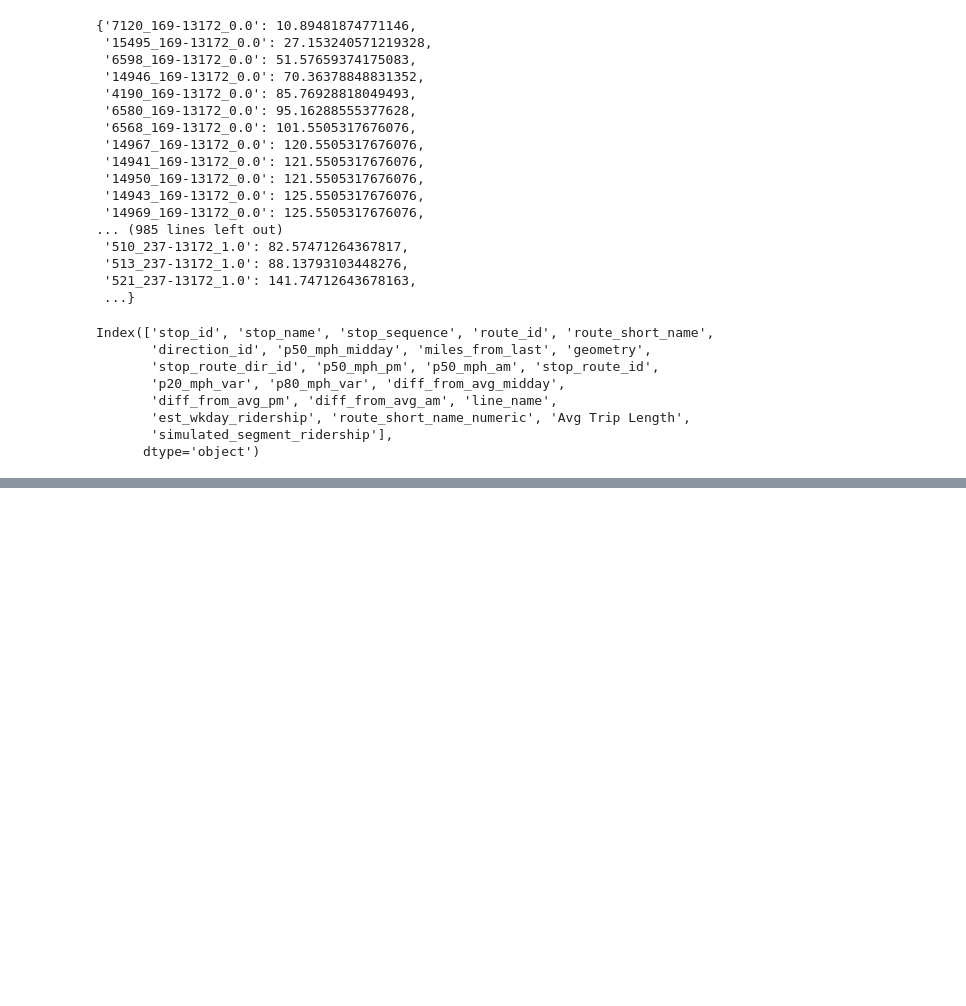
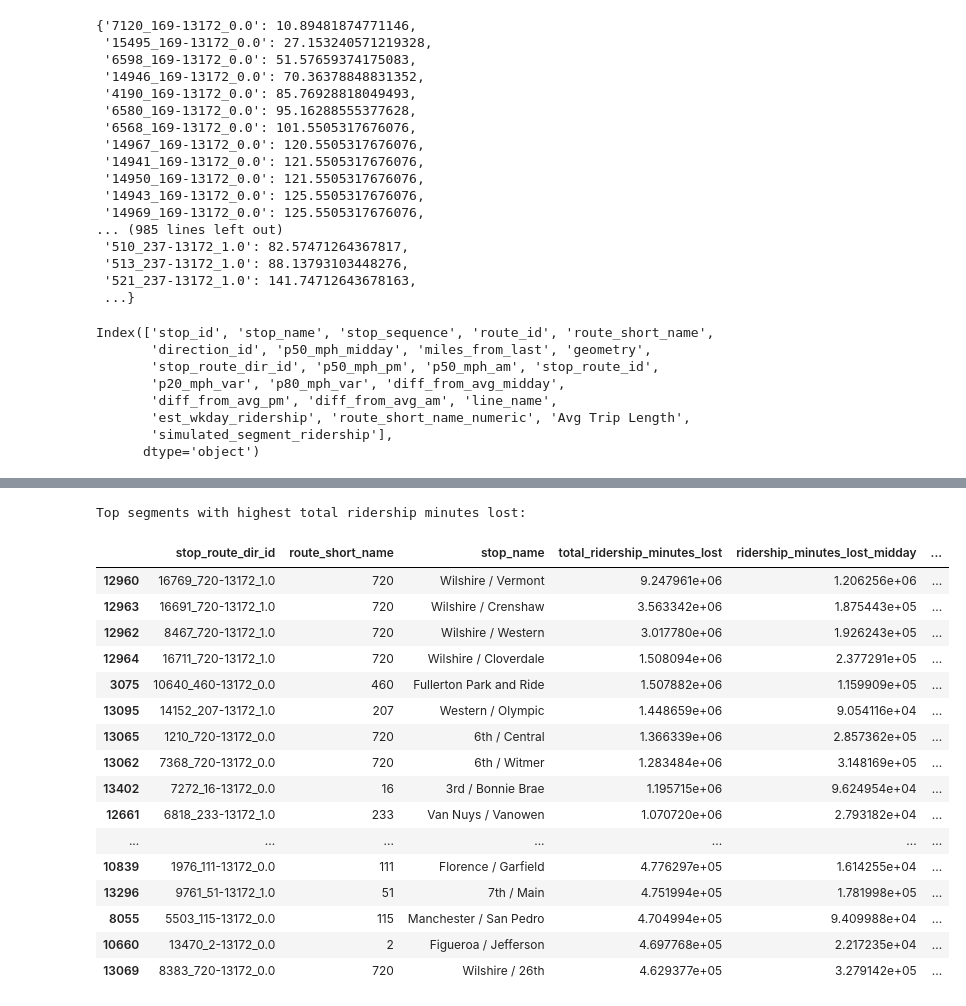
Before and after one commit to streetsforall/metro-bus-lane-prioritization, a Jupyter notebook: lab.ipynb, the cells around one changed output, grey strips where cells are left out. Cells and saved outputs as stored; diff of their text form; code cells hidden in the pictures; blank space fills up the shorter version.

```diff
--- a/lab.ipynb
+++ b/lab.ipynb
@@ -974,3 +1006,28 @@ am_filtered[['stop_name', 'route_short_name', 'ridership_minutes_lost_am']]
+# %%
+# Display top 10 segments with highest total ridership minutes lost
+print("\nTop segments with highest total ridership minutes lost:")
+top_10 = merged_gdf.nlargest(50, 'total_ridership_minutes_lost')
+top_10[['stop_route_dir_id', 'route_short_name', 'stop_name', 'total_ridership_minutes_lost',
+              'ridership_minutes_lost_midday', 'ridership_minutes_lost_pm', 'ridership_minutes_lost_am', 'miles_from_last']]
+# %% [output]
+Top segments with highest total ridership minutes lost:
+|  | stop_route_dir_id | route_short_name | stop_name | total_ridership_minutes_lost | ridership_minutes_lost_midday | ... |
+| 12960 | 16769_720-13172_1.0 | 720 | Wilshire / Vermont | 9.247961e+06 | 1.206256e+06 | ... |
+| 12963 | 16691_720-13172_1.0 | 720 | Wilshire / Crenshaw | 3.563342e+06 | 1.875443e+05 | ... |
+| 12962 | 8467_720-13172_1.0 | 720 | Wilshire / Western | 3.017780e+06 | 1.926243e+05 | ... |
+| 12964 | 16711_720-13172_1.0 | 720 | Wilshire / Cloverdale | 1.508094e+06 | 2.377291e+05 | ... |
+| 3075 | 10640_460-13172_0.0 | 460 | Fullerton Park and Ride | 1.507882e+06 | 1.159909e+05 | ... |
+| 13095 | 14152_207-13172_1.0 | 207 | Western / Olympic | 1.448659e+06 | 9.054116e+04 | ... |
+| 13065 | 1210_720-13172_0.0 | 720 | 6th / Central | 1.366339e+06 | 2.857362e+05 | ... |
+| 13062 | 7368_720-13172_0.0 | 720 | 6th / Witmer | 1.283484e+06 | 3.148169e+05 | ... |
+| 13402 | 7272_16-13172_0.0 | 16 | 3rd / Bonnie Brae | 1.195715e+06 | 9.624954e+04 | ... |
+| 12661 | 6818_233-13172_1.0 | 233 | Van Nuys / Vanowen | 1.070720e+06 | 2.793182e+04 | ... |
+| ... | ... | ... | ... | ... | ... | ... |
+| 10839 | 1976_111-13172_0.0 | 111 | Florence / Garfield | 4.776297e+05 | 1.614255e+04 | ... |
+| 13296 | 9761_51-13172_1.0 | 51 | 7th / Main | 4.751994e+05 | 1.781998e+05 | ... |
+| 8055 | 5503_115-13172_0.0 | 115 | Manchester / San Pedro | 4.704994e+05 | 9.409988e+04 | ... |
+| 10660 | 13470_2-13172_0.0 | 2 | Figueroa / Jefferson | 4.697768e+05 | 2.217235e+04 | ... |
+| 13069 | 8383_720-13172_0.0 | 720 | Wilshire / 26th | 4.629377e+05 | 3.279142e+05 | ... |
 # %%
 # Display results
 print("Top 10 segments with highest ridership_minutes_lost_am for AM peak:")
```
Also changed, not shown: parts of 25 cells of this notebook, 4 other files.
